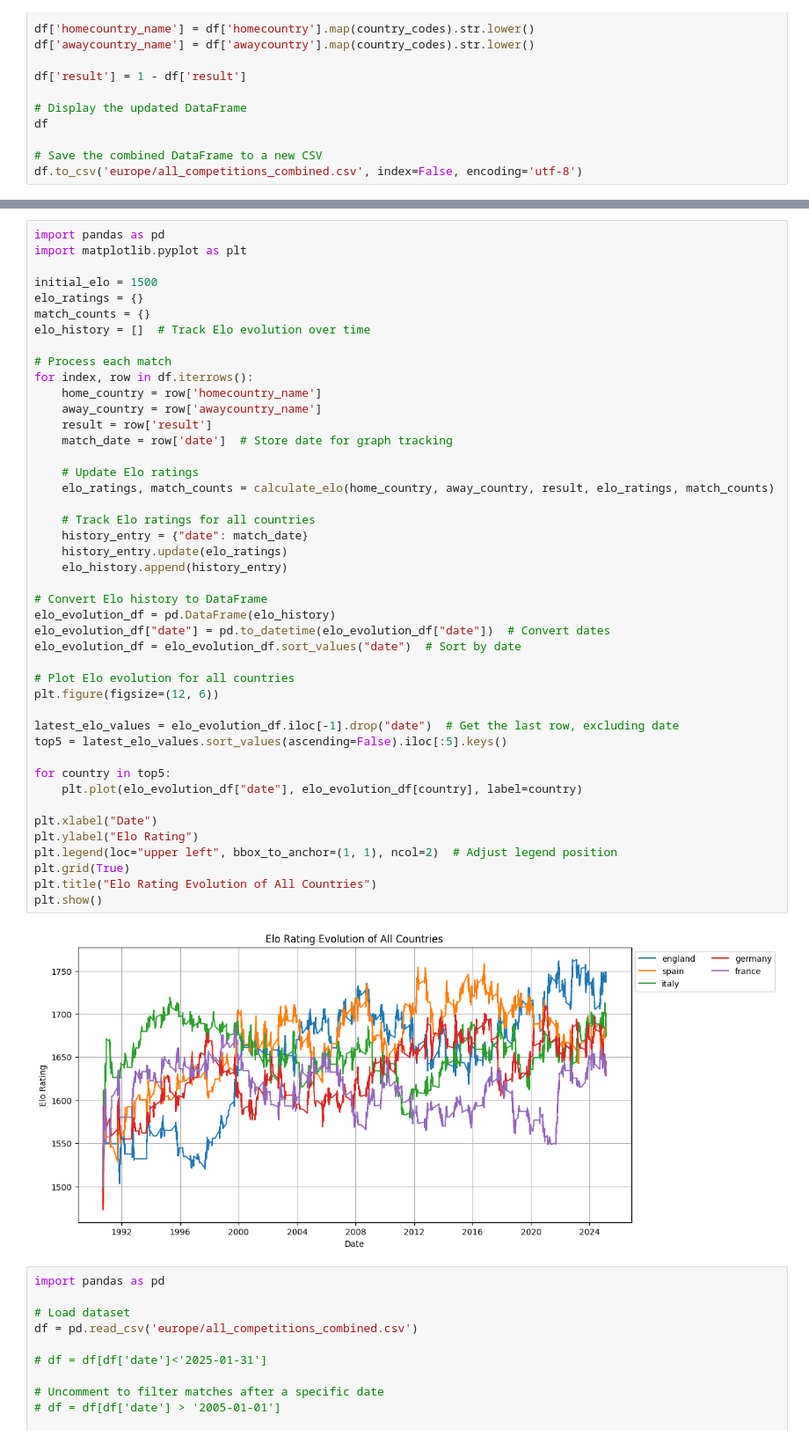
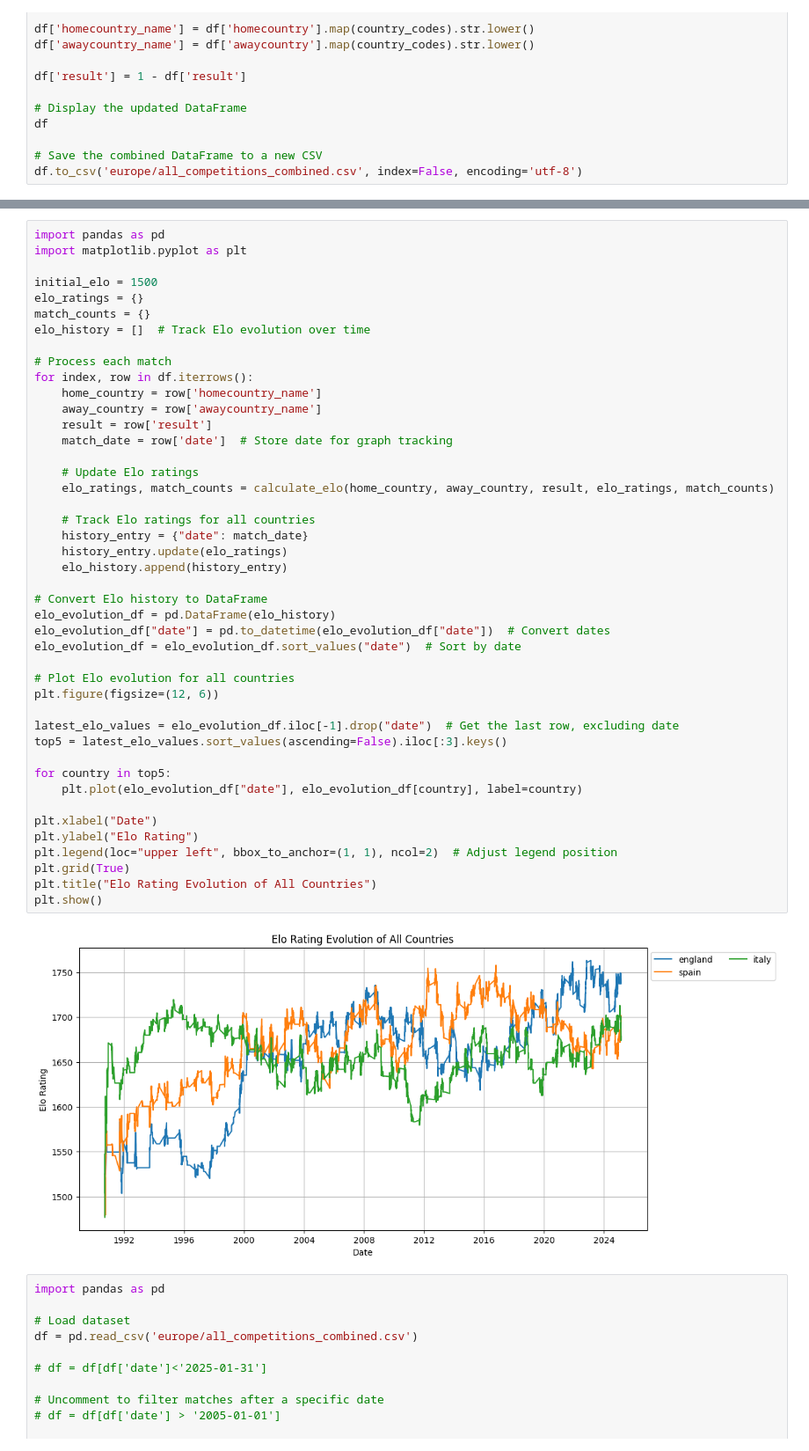
Before and after one commit to marcfolchp/thunder, a Jupyter notebook: teamelo/eu_elo.ipynb, the cells around one changed output, grey strips where cells are left out. Shown at 88% size. Saved outputs shown, nothing was run; the diff lists cells and outputs as text.

```diff
--- a/teamelo/eu_elo.ipynb
+++ b/teamelo/eu_elo.ipynb
@@ -218,35 +218,35 @@ for index, row in df.iterrows():
     match_date = row['date']  # Store date for graph tracking
 
     # Update Elo ratings
     elo_ratings, match_counts = calculate_elo(home_country, away_country, result, elo_ratings, match_counts)
 
     # Track Elo ratings for all countries
     history_entry = {"date": match_date}
     history_entry.update(elo_ratings)
     elo_history.append(history_entry)
 
 # Convert Elo history to DataFrame
 elo_evolution_df = pd.DataFrame(elo_history)
 elo_evolution_df["date"] = pd.to_datetime(elo_evolution_df["date"])  # Convert dates
 elo_evolution_df = elo_evolution_df.sort_values("date")  # Sort by date
 
 # Plot Elo evolution for all countries
 plt.figure(figsize=(12, 6))
 
 latest_elo_values = elo_evolution_df.iloc[-1].drop("date")  # Get the last row, excluding date
-top5 = latest_elo_values.sort_values(ascending=False).iloc[:5].keys()
+top5 = latest_elo_values.sort_values(ascending=False).iloc[:3].keys()
 
 for country in top5:
     plt.plot(elo_evolution_df["date"], elo_evolution_df[country], label=country)
 
 plt.xlabel("Date")
 plt.ylabel("Elo Rating")
 plt.legend(loc="upper left", bbox_to_anchor=(1, 1), ncol=2)  # Adjust legend position
 plt.grid(True)
 plt.title("Elo Rating Evolution of All Countries")
 plt.show()
 # %% [output]
-[figure, old version]
+[figure, new version]
 # %%
 import pandas as pd
 
```
Also changed, not shown: parts of 1 cell of this notebook, 1 other file.
